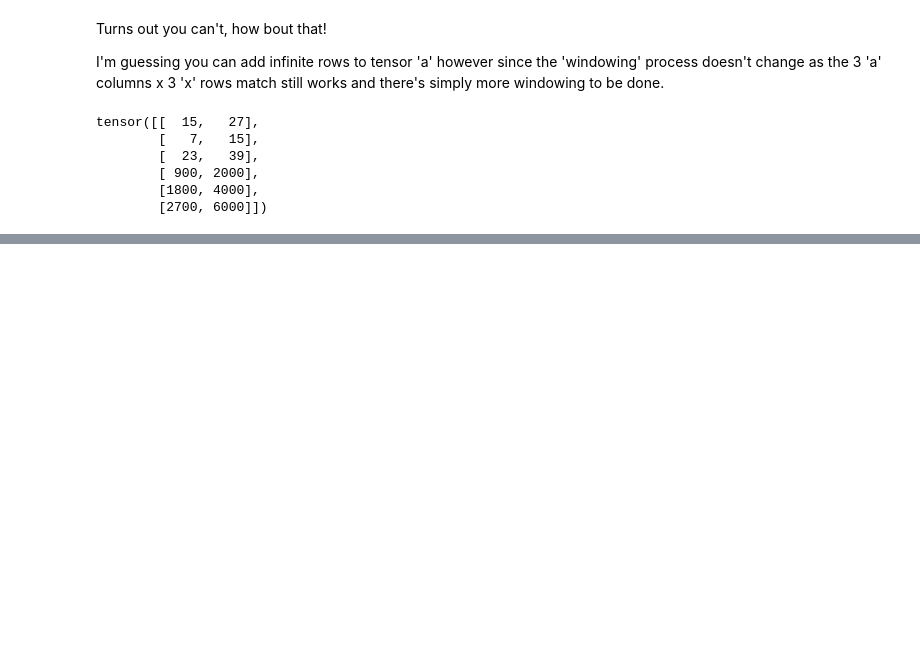
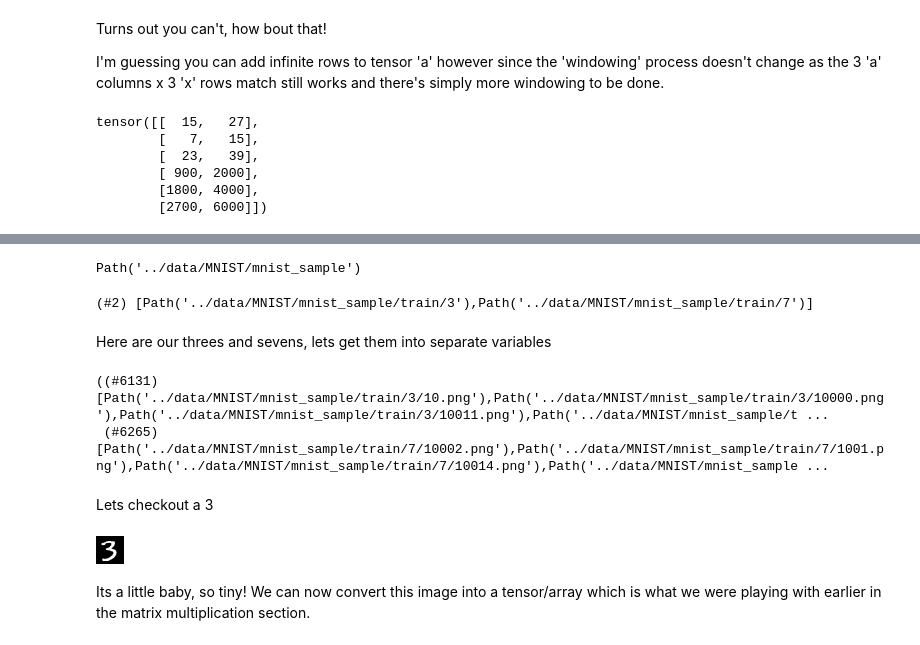
Before and after one commit to nglillywhite/blog, a Jupyter notebook: posts/2022-12-29-Fastai Chapter 3.ipynb, the cells around one changed output, grey strips where cells are left out. Saved outputs shown, nothing was run; the diff lists cells and outputs as text; code cells hidden in the pictures; blank space fills up the shorter version.

```diff
--- a/posts/2022-12-29-Fastai Chapter 3.ipynb
+++ b/posts/2022-12-29-Fastai Chapter 3.ipynb
@@ -840,0 +860,5 @@ That being said, its super cool, its a great demonstration of how it really is t
+# %%
+from pathlib import Path
+
+data_base = Path("../data/")
+mnist_path = data_base / "MNIST"
@@ -840,0 +877,27 @@ That being said, its super cool, its a great demonstration of how it really is t
+# %%
+sample_path = mnist_path / "mnist_sample"
+sample_path
+# %% [output]
+Path('../data/MNIST/mnist_sample')
+# %%
+(sample_path / "train").ls()
+# %% [output]
+(#2) [Path('../data/MNIST/mnist_sample/train/3'),Path('../data/MNIST/mnist_sample/train/7')]
+# %% [markdown]
+Here are our threes and sevens, lets get them into separate variables
+# %%
+threes = (sample_path / "train/3").ls().sorted()
+sevens = (sample_path / "train/7").ls().sorted()
+threes, sevens
+# %% [output]
+((#6131) [Path('../data/MNIST/mnist_sample/train/3/10.png'),Path('../data/MNIST/mnist_sample/train/3/10000.png'),Path('../data/MNIST/mnist_sample/train/3/10011.png'),Path('../data/MNIST/mnist_sample/t ...
+ (#6265) [Path('../data/MNIST/mnist_sample/train/7/10002.png'),Path('../data/MNIST/mnist_sample/train/7/1001.png'),Path('../data/MNIST/mnist_sample/train/7/10014.png'),Path('../data/MNIST/mnist_sample ...
+# %% [markdown]
+Lets checkout a 3
+# %%
+im3 = Image.open(threes[1])
+im3
+# %% [output]
+[figure, added]
+# %% [markdown]
+Its a little baby, so tiny! We can now convert this image into a tensor/array which is what we were playing with earlier in the matrix multiplication section.
```
Also changed, not shown: parts of 30 cells of this notebook.
